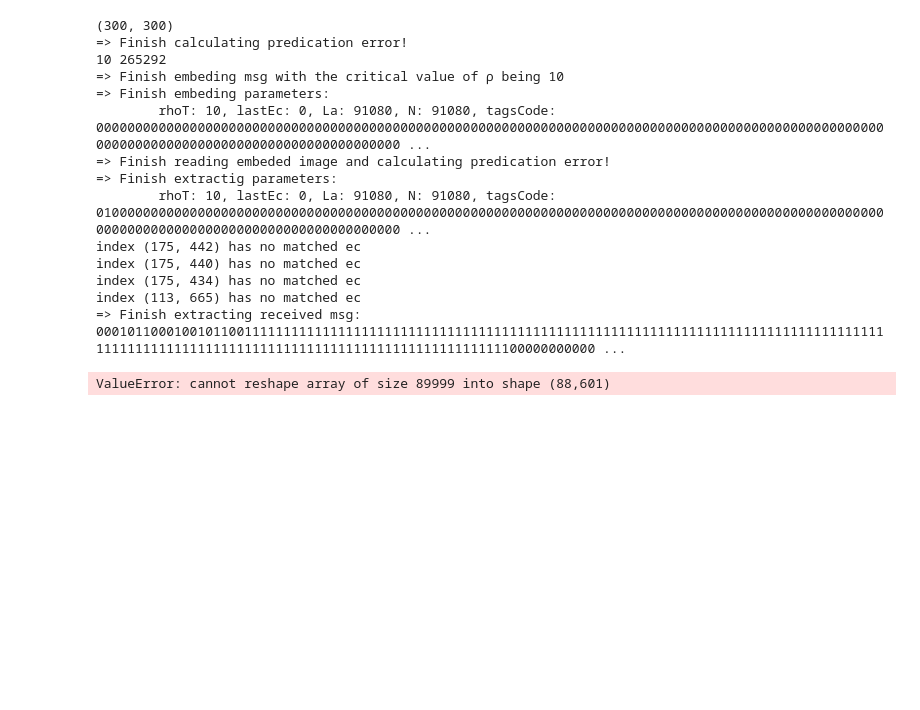
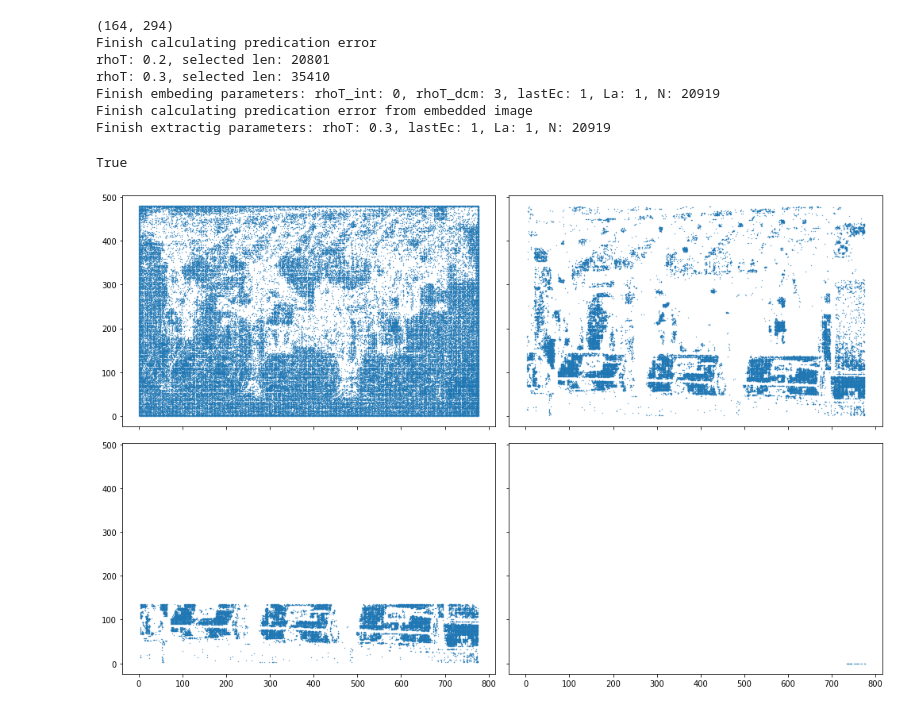
Before and after one commit to lrioxh/RDH-with-Grayscale-Invariance, a Jupyter notebook: rdh.ipynb, the cells around one changed output. Drawn from its saved outputs; the diff is of its cells as text; code cells hidden in the pictures; blank space fills up the shorter version.

```diff
--- a/rdh.ipynb
+++ b/rdh.ipynb
@@ -103,7 +102,7 @@ def embeding(msg,img,Dt=15,rhoT_rate=0.1):
     gray = cv2.cvtColor(img, cv2.COLOR_RGB2GRAY)
     # 计算 predict 以及 predication error
     predict, pError, rho = PEs(gray, img)
-    # PE0=np.argwhere(pError[:,:,0] + pError[:,:,2]==0)
+    PE0=np.argwhere(pError[:,:,0] + pError[:,:,2]==0)
     print('Finish calculating predication error')
     # 根据排序选 ⍴T
     rho_sorted=np.sort(rho.ravel())
@@ -120,7 +119,7 @@ def embeding(msg,img,Dt=15,rhoT_rate=0.1):
     while  rhoT<255 and not enough:
         selected = [n + 2 for n in np.where(rho[2:-2, 2:-2] <= rhoT)]
         # print(selected)
-        print(rhoT_index,rhoT,selected[0].size)
+        print("rhoT: %.1f, selected len: %d"%(rhoT,selected[0].size))
         if selected[0].size ==maxSize:
             print('picture too small Exit')
             exit()
@@ -129,7 +128,7 @@ def embeding(msg,img,Dt=15,rhoT_rate=0.1):
         while Dt<=50 and La>mesL*0.02 and enough:
             Dt += 15
             enough, lastEc, La, N, tags,ecs,xys = embedMsg(img, gray, msg, mesL, selected, predict, pError, Dt)
-            print(Dt,La)
+            print(f'Dt: {Dt}, La: {La}')
             if Dt>50:
                 enough=None
                 Dt=15
@@ -163,7 +162,7 @@ def embeding(msg,img,Dt=15,rhoT_rate=0.1):
     f'rhoT_int: {rhoT_int}, rhoT_dcm: {rhoT_dcm}, lastEc: {lastEc}, La: {La}, N: {N}'
     # f', tagsCode: {tagsCode}'
     )
-    return cv2.cvtColor(img, cv2.COLOR_RGB2BGR), gray,tags,ecs,selected,xys
+    return cv2.cvtColor(img, cv2.COLOR_RGB2BGR), gray,tags,ecs,selected,xys,PE0
 
 def extracting(imgRcv):
     # 读取嵌入信息的图片并计算其 predication error
@@ -188,7 +187,7 @@ def extracting(imgRcv):
     selected = [tuple(n + 2) for n in np.argwhere(rhoRcv[2:-2, 2:-2] <= rhoT)]
     # print(selected)
     print(
-        f'=> Finish extractig parameters: rhoT: {rhoT}, lastEc: {lastEc}, La: {La}, N: {N}'
+        f'Finish extractig parameters: rhoT: {rhoT}, lastEc: {lastEc}, La: {La}, N: {N}'
         # f', tagsCode: {"".join([str(i) for i in tagsCode])}'
     )
     if La==1:
@@ -247,7 +246,6 @@ embeddedFile = os.path.join(dataPath,f"{hostName.split('.')[0]}_embedded.png")
 msg=cv2.imread(msgFile,cv2.CV_8UC1)
 cv2.imshow('1',msg)
 cv2.waitKey(0)
-cv2.destroyAllWindows()
 print(msg.shape)
 ret, msg = cv2.threshold(msg, 200, 255, cv2.THRESH_BINARY)
 img = cv2.imread(imgFile)
@@ -281,6 +279,7 @@ msgR[msgR > 0] = 255
 # plt.show(block=False)
 cv2.imshow('1',msgR)
 cv2.waitKey(0)
+cv2.destroyAllWindows()
 cv2.imwrite(os.path.join(dataPath,'msg_extract.jpg'),msgR)
 
 # print(f"received msg errors: {np.argwhere(msg != msgR)}")
@@ -297,18 +296,39 @@ cv2.imwrite(os.path.join(dataPath,'msg_extract.jpg'),msgR)
 # # plt.savefig(os.path.join(dataPath,'Grayscale.png'))
 # plt.show()
 # %% [output]
-(300, 300)
-=> Finish calculating predication error!
-10 265292
-=> Finish embeding msg with the critical value of ⍴ being 10
-=> Finish embeding parameters:
-        rhoT: 10, lastEc: 0, La: 91080, N: 91080, tagsCode: 00000000000000000000000000000000000000000000000000000000000000000000000000000000000000000000000000000000000000000000000000000000000000000000 ...
-=> Finish reading embeded image and calculating predication error!
-=> Finish extractig parameters:
-        rhoT: 10, lastEc: 0, La: 91080, N: 91080, tagsCode: 01000000000000000000000000000000000000000000000000000000000000000000000000000000000000000000000000000000000000000000000000000000000000000000 ...
-index (175, 442) has no matched ec
-index (175, 440) has no matched ec
-index (175, 434) has no matched ec
-index (113, 665) has no matched ec
-=> Finish extracting received msg: 000101100010010110011111111111111111111111111111111111111111111111111111111111111111111111111111111111111111111111111111111111111111111111111111111111111100000000000 ...
+(164, 294)
+Finish calculating predication error
+rhoT: 0.2, selected len: 20801
+rhoT: 0.3, selected len: 35410
+Finish embeding parameters: rhoT_int: 0, rhoT_dcm: 3, lastEc: 1, La: 1, N: 20919
+Finish calculating predication error from embedded image
+Finish extractig parameters: rhoT: 0.3, lastEc: 1, La: 1, N: 20919
-ValueError: cannot reshape array of size 89999 into shape (88,601)
+True
+# %%
+imgErr=np.argwhere(imgR != img)
+imgErr=np.array_split(imgErr,2,axis=1)[0]
+xys=np.array(xys)
+
+fig, ax = plt.subplots(2, 2, sharey=True,sharex=True,figsize=(14,9))
+
+# PE为0的点
+# ax[0,0].scatter(PE0[:,1],img.shape[0]-PE0[:,0],s=0.1)
+ax[0,0].scatter(img.shape[1]-PE0[:,1],PE0[:,0],s=0.1)
+ax[0,0].set_aspect(1)
+# rhoT下可嵌入点
+# ax[0].scatter(selected[1],img.shape[0]-selected[0],s=0.1)
+ax[0,1].scatter(img.shape[1]-selected[1],selected[0],s=0.1)
+ax[0,1].set_aspect(1)
+# 实际嵌入点
+# ax[1].scatter(xys[:,1],img.shape[0]-xys[:,0],s=0.1)
+ax[1,0].scatter(img.shape[1]-xys[:,1],xys[:,0],s=0.1)
+ax[1,0].set_aspect(1)
+# 还原误差点
+# ax[2].scatter(imgErr[:,1],img.shape[0]-imgErr[:,0],s=0.1)
+ax[1,1].scatter(img.shape[1]-imgErr[:,1],imgErr[:,0],s=0.1)
+ax[1,1].set_aspect(1)
+
+plt.tight_layout()
+plt.show()
+# %% [output]
+[figure, added]
```
Also changed, not shown: parts of 6 cells of this notebook, 6 other files.
